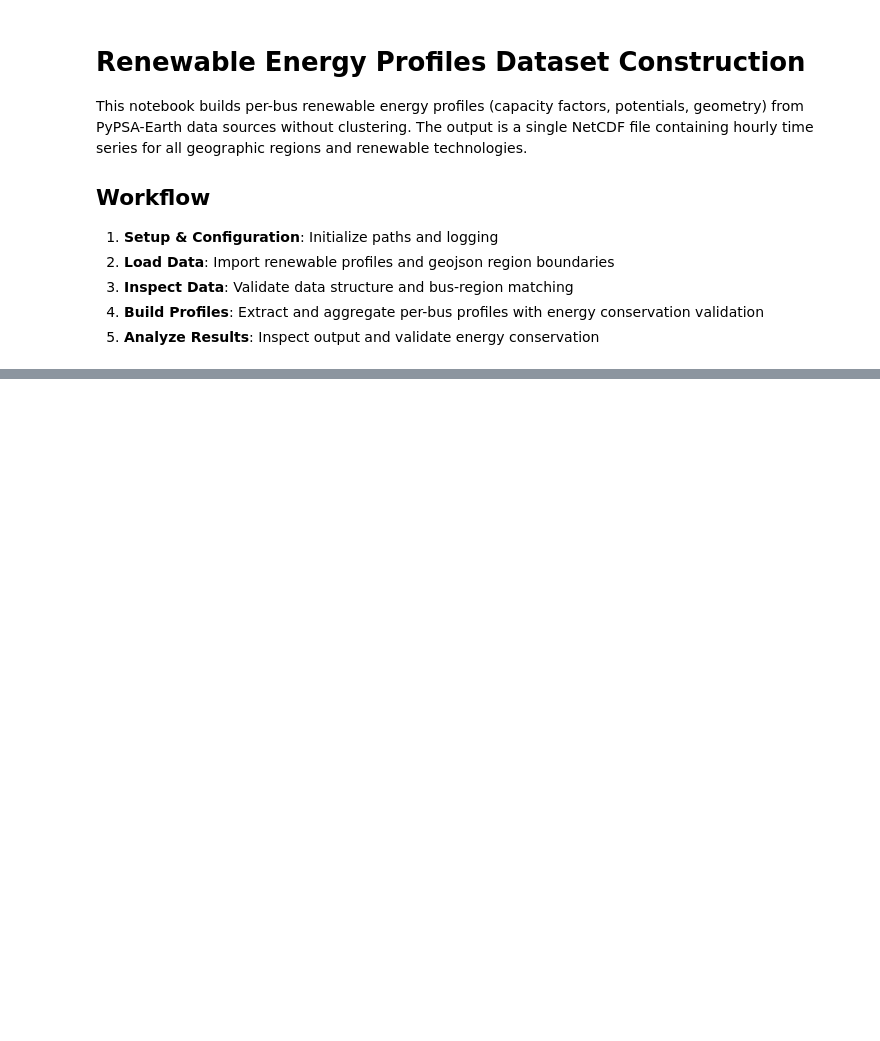
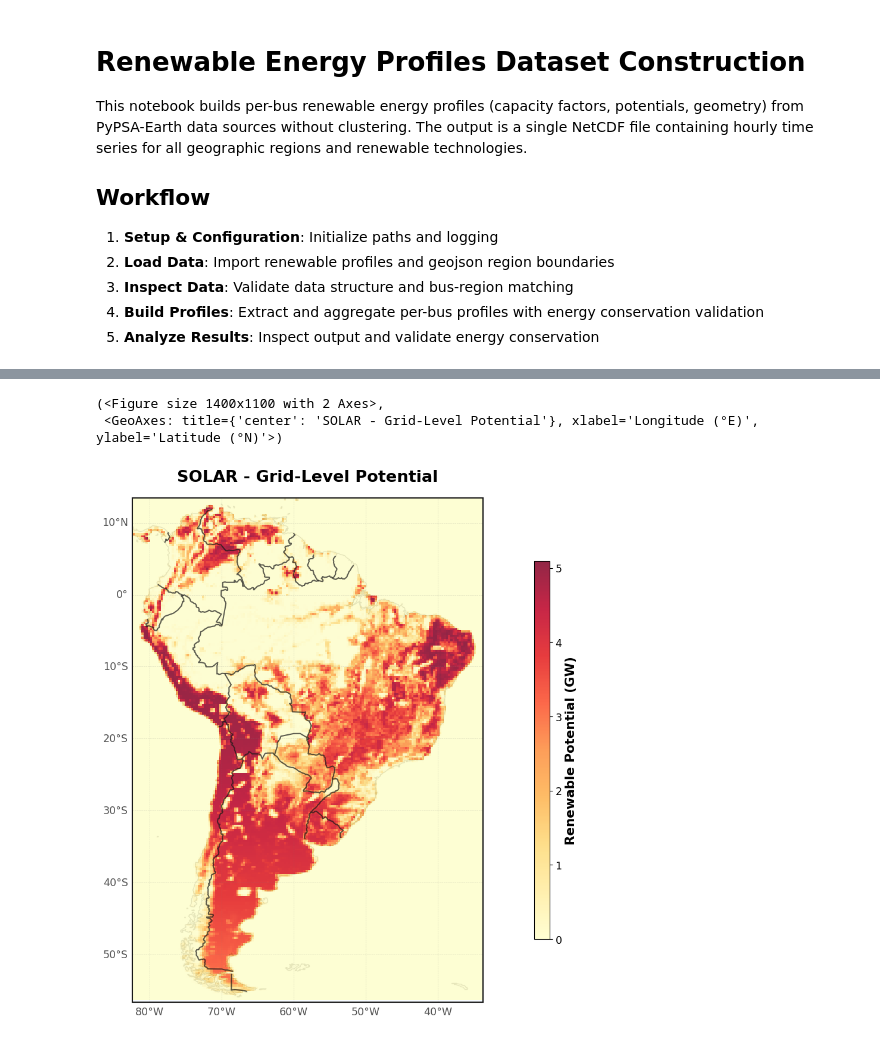
Before and after one commit to energyLS/shift, a Jupyter notebook: workflow/notebooks/prepare_potentials.ipynb, the cells around one changed output, grey strips where cells are left out. Saved outputs shown, nothing was run; the diff lists cells and outputs as text; code cells hidden in the pictures; blank space fills up the shorter version.

```diff
--- a/workflow/notebooks/prepare_potentials.ipynb
+++ b/workflow/notebooks/prepare_potentials.ipynb
@@ -1556 +1561,14 @@ plt.show()
 [figure]
+# %%
+plot_grid_potentials(
+    profiles_ds,
+    region=["AR", "BO", "BR", "CL", "CO", "EC", "GY", "PY", "PE", "SR", "UY", "VE"],
+    technology="solar",
+    cmap="YlOrRd",
+    gridlabels=True,
+    filename=None,
+)
+# %% [output]
+(<Figure size 1400x1100 with 2 Axes>,
+ <GeoAxes: title={'center': 'SOLAR - Grid-Level Potential'}, xlabel='Longitude (°E)', ylabel='Latitude (°N)'>)
+[figure, added]
```
Also changed, not shown: parts of 14 cells of this notebook.
